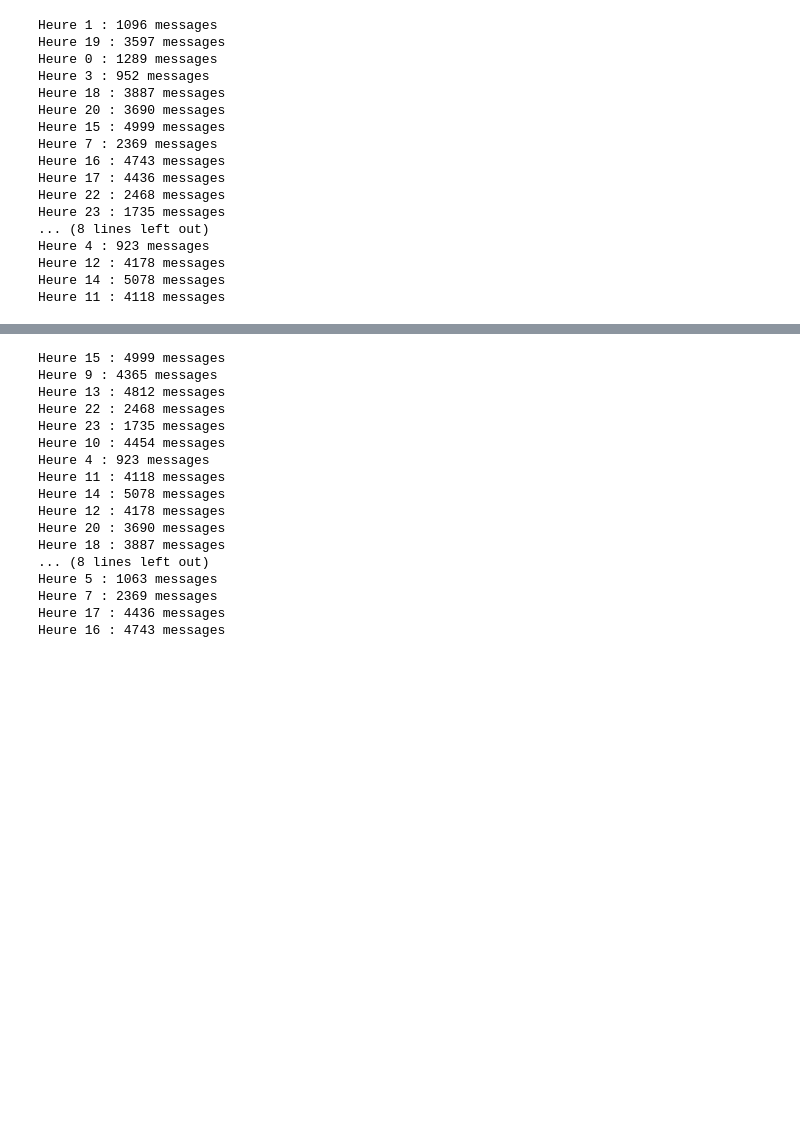
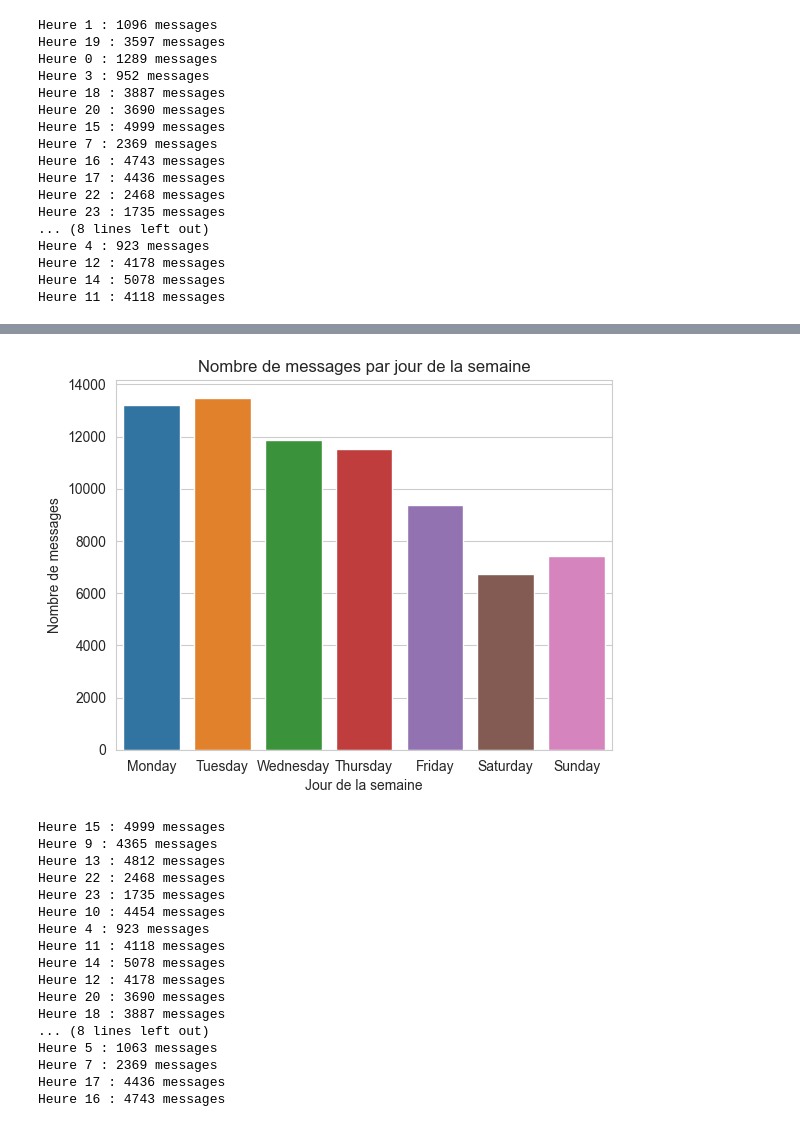
Before and after one commit to Lorenzo1208/MOOC, a Jupyter notebook: analyse.ipynb, the cells around one changed output, grey strips where cells are left out. Saved outputs shown, nothing was run; the diff lists cells and outputs as text; code cells hidden in the pictures; blank space fills up the shorter version.

```diff
--- a/analyse.ipynb
+++ b/analyse.ipynb
@@ -193,6 +217,35 @@ df = pd.DataFrame(result)
 
 fig = px.histogram(df, x='dayOfWeek', y='count', nbins=len(df['dayOfWeek']))
 fig.show()
+# %%
+import pandas as pd
+import seaborn as sns
+import matplotlib.pyplot as plt
+from datetime import datetime
+
+pipeline = [
+{"$unwind": "$content"},
+{"$group": {
+"_id": {"$isoDayOfWeek": {"$toDate": "$content.created_at"}},
+"count": {"$sum": 1}
+}}
+]
+
+result = list(forum_collection.aggregate(pipeline))
+
+days = ['Monday', 'Tuesday', 'Wednesday', 'Thursday', 'Friday', 'Saturday', 'Sunday']
+result = [{"dayOfWeek": days[x['_id']-1], "count": x['count'], "date": datetime(2022, 1, x['_id'])} for x in result]
+
+df = pd.DataFrame(result)
+
+sns.set_style("whitegrid")
+sns.barplot(x="dayOfWeek", y="count", data=df, order=days)
+plt.title("Nombre de messages par jour de la semaine")
+plt.xlabel("Jour de la semaine")
+plt.ylabel("Nombre de messages")
+plt.show()
+# %% [output]
+[figure, added]
 # %%
 import pandas as pd
 import plotly.express as px
```
Also changed, not shown: parts of 1 cell of this notebook.
